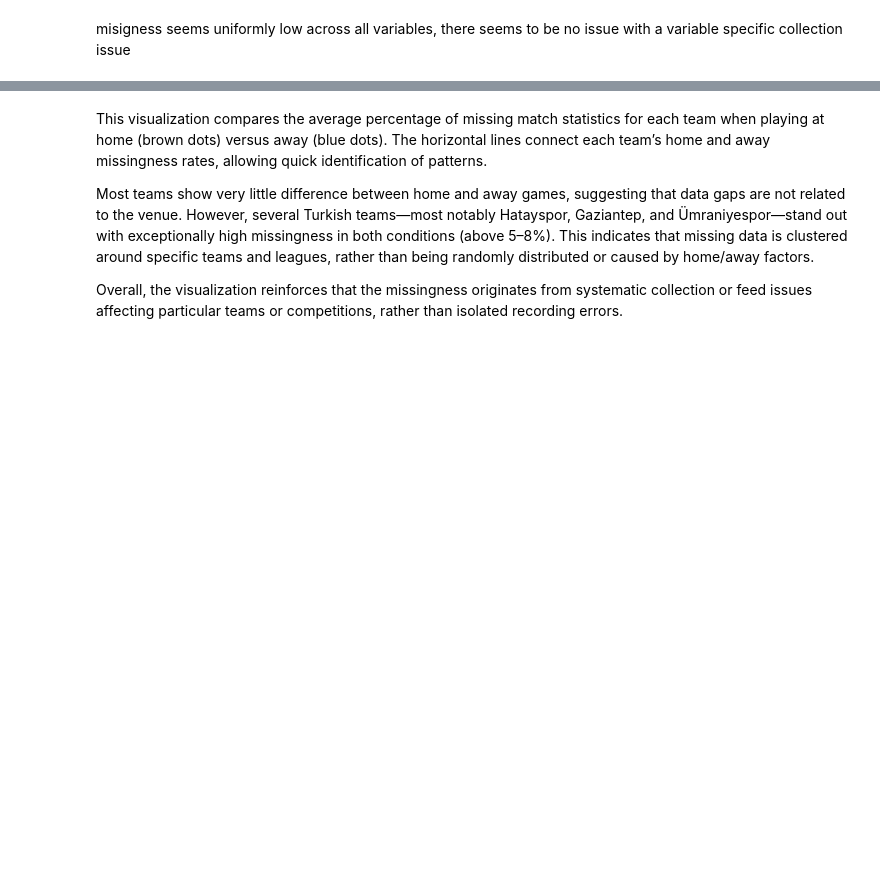
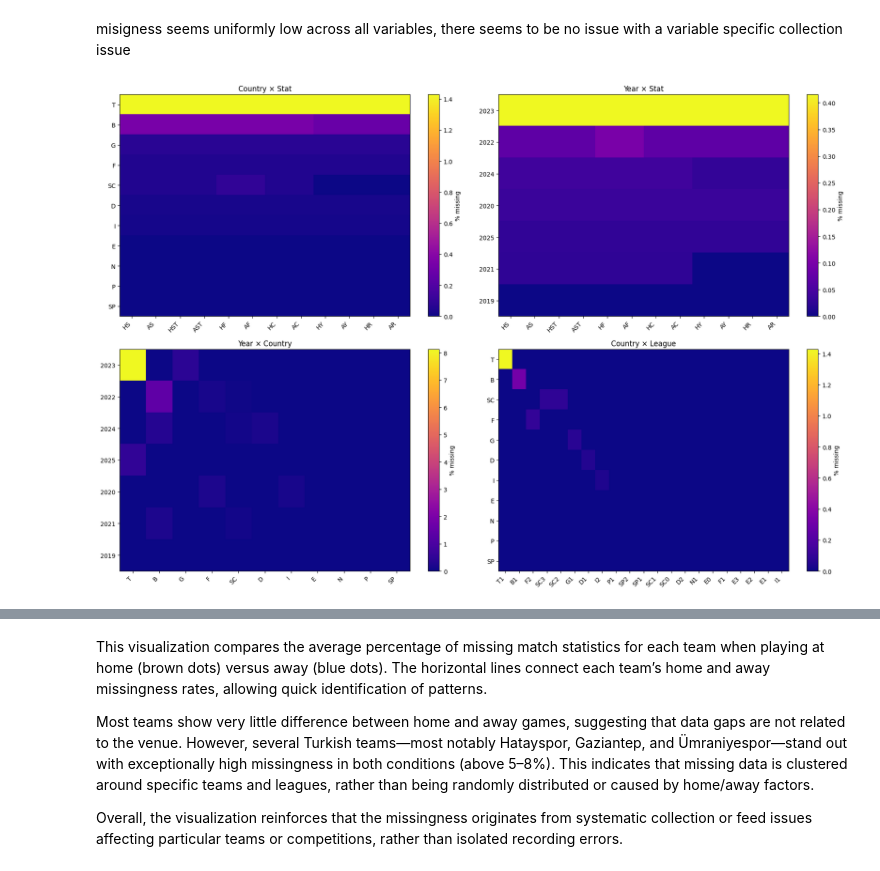
Before and after one commit to OndrejZ24/soccer-leagues-predictions, a Jupyter notebook: preprocessing.ipynb, the cells around one changed output, grey strips where cells are left out. Drawn from its saved outputs; the diff is of its cells as text; code cells hidden in the pictures; blank space fills up the shorter version.

Commit message:
Heatmaps of NAs in 2.2 fixed. Added 2.3 (checks)

```diff
--- a/preprocessing.ipynb
+++ b/preprocessing.ipynb
@@ -243,9 +252,12 @@ fig, axes = plt.subplots(2, 2, figsize=(18, 12))
 axes = axes.flatten()
 cmap = 'plasma'
 
+# Extract country from Div column (e.g., 'E1' -> 'E', 'SP2' -> 'SP')
+raw['country_code'] = raw['Div'].str[:-1]
+
 # 1️⃣ Country × Stat
-if 'country' in raw.columns:
-    M1 = raw.groupby('country')[flag_cols].mean().mul(100)
+if 'country_code' in raw.columns:
+    M1 = raw.groupby('country_code')[flag_cols].mean().mul(100)
     order = M1.mean(axis=1).sort_values(ascending=False).index
     M1 = M1.loc[order]
     M1.columns = [c.replace('isna_', '') for c in M1.columns]
@@ -258,12 +270,13 @@ if 'country' in raw.columns:
     axes[0].set_title('Country × Stat')
     fig.colorbar(im1, ax=axes[0], label='% missing')
 else:
-    axes[0].text(0.5, 0.5, "Missing column(s)", ha='center', va='center')
+    axes[0].text(0.5, 0.5, "Missing 'Div' column", ha='center', va='center')
     axes[0].set_axis_off()
 
-# 2️⃣ Season × Stat
-if 'season_code' in raw.columns:
-    M2 = raw.groupby('season_code')[flag_cols].mean().mul(100)
+# 2️⃣ Year × Stat (using Date column)
+if 'Date' in raw.columns:
+    raw['year'] = pd.to_datetime(raw['Date']).dt.year
+    M2 = raw.groupby('year')[flag_cols].mean().mul(100)
     order = M2.mean(axis=1).sort_values(ascending=False).index
     M2 = M2.loc[order]
     M2.columns = [c.replace('isna_', '') for c in M2.columns]
@@ -272,55 +285,57 @@ if 'season_code' in raw.columns:
     axes[1].set_xticks(np.arange(M2.shape[1]))
     axes[1].set_xticklabels(M2.columns, rotation=45, ha='right')
     axes[1].set_yticks(np.arange(M2.shape[0]))
-    axes[1].set_yticklabels(M2.index.astype(str))
-    axes[1].set_title('Season × Stat')
+    axes[1].set_yticklabels(M2.index.astype(int))
+    axes[1].set_title('Year × Stat')
     fig.colorbar(im2, ax=axes[1], label='% missing')
 else:
-    axes[1].text(0.5, 0.5, "Missing column(s)", ha='center', va='center')
+    axes[1].text(0.5, 0.5, "Missing 'Date' column", ha='center', va='center')
     axes[1].set_axis_off()
 
-# 3️⃣ Season × Country
-needed = {'season_code', 'country'}
+# 3️⃣ Year × Country
+needed = {'year', 'country_code'}
 if needed.issubset(raw.columns):
-    G = raw.groupby(['season_code','country'])[flag_cols].mean().mul(100)
+    G = raw.groupby(['year','country_code'])[flag_cols].mean().mul(100)
     G['avg_missing'] = G.mean(axis=1)
-    season_order  = G['avg_missing'].groupby(level=0).mean().sort_values(ascending=False).index
+    year_order  = G['avg_missing'].groupby(level=0).mean().sort_values(ascending=False).index
     country_order = G['avg_missing'].groupby(level=1).mean().sort_values(ascending=False).index
-    P3 = (G['avg_missing'].unstack('country')
-          .reindex(index=season_order, columns=country_order)
+    P3 = (G['avg_missing'].unstack('country_code')
+          .reindex(index=year_order, columns=country_order)
           .fillna(0))
 
     im3 = axes[2].imshow(P3.values, aspect='auto', cmap=cmap)
     axes[2].set_xticks(np.arange(P3.shape[1]))
     axes[2].set_xticklabels(P3.columns, rotation=45, ha='right')
     axes[2].set_yticks(np.arange(P3.shape[0]))
-    axes[2].set_yticklabels(P3.index.astype(str))
-    axes[2].set_title('Season × Country')
+    axes[2].set_yticklabels(P3.index.astype(int))
+    axes[2].set_title('Year × Country')
     fig.colorbar(im3, ax=axes[2], label='% missing')
 else:
-    axes[2].text(0.5, 0.5, "Missing column(s)", ha='center', va='center')
+    axes[2].text(0.5, 0.5, "Missing required columns", ha='center', va='center')
     axes[2].set_axis_off()
 
 # 4️⃣ Country × League
-needed = {'country', 'Div'}
+needed = {'country_code', 'Div'}
 if needed.issubset(raw.columns):
-    G = raw.groupby(['country', 'Div'])[flag_cols].mean().mul(100)
+    G = raw.groupby(['country_code', 'Div'])[flag_cols].mean().mul(100)
     G['avg_missing'] = G.mean(axis=1)
     P4 = (G['avg_missing'].unstack('Div').fillna(0))
     country_order = P4.mean(axis=1).sort_values(ascending=False).index
     league_order  = P4.mean(axis=0).sort_values(ascending=False).index
     P4 = P4.loc[country_order, league_order]
 
     im4 = axes[3].imshow(P4.values, aspect='auto', cmap=cmap)
     axes[3].set_xticks(np.arange(P4.shape[1]))
     axes[3].set_xticklabels(P4.columns, rotation=45, ha='right')
     axes[3].set_yticks(np.arange(P4.shape[0]))
     axes[3].set_yticklabels(P4.index)
     axes[3].set_title('Country × League')
     fig.colorbar(im4, ax=axes[3], label='% missing')
 else:
-    axes[3].text(0.5, 0.5, "Missing column(s)", ha='center', va='center')
+    axes[3].text(0.5, 0.5, "Missing required columns", ha='center', va='center')
     axes[3].set_axis_off()
 
 plt.tight_layout()
 plt.show()
+# %% [output]
+[figure, added]
```
Also changed, not shown: parts of 17 cells of this notebook.
